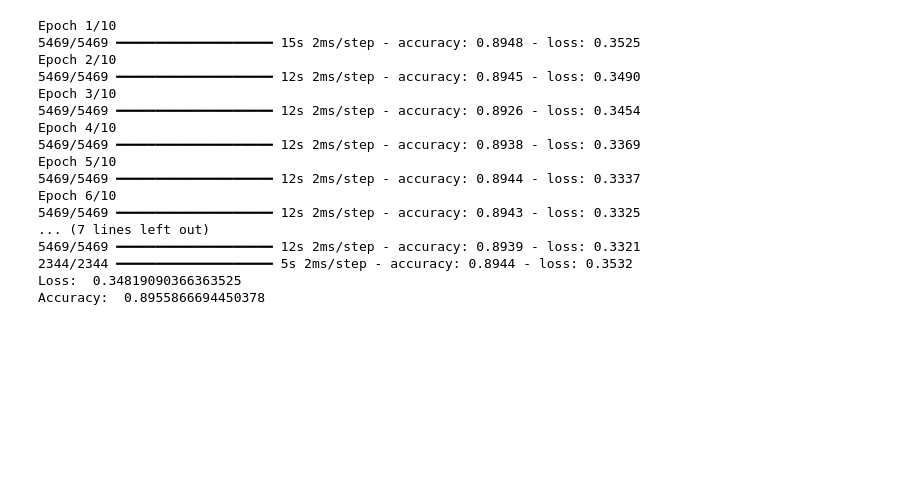
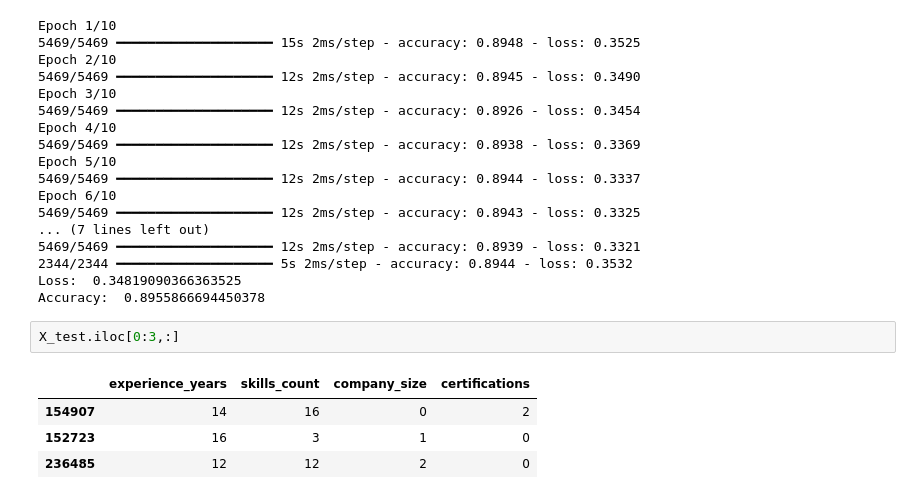
Before and after one commit to SantiagoSepulvedaBlanco/SalaryPredictionModel, a Jupyter notebook: mlReview.ipynb, the cells around one changed output. Saved outputs shown, nothing was run; the diff lists cells and outputs as text; blank space fills up the shorter version.

```diff
--- a/mlReview.ipynb
+++ b/mlReview.ipynb
@@ -543,3 +543,10 @@ Epoch 6/10
 2344/2344 ━━━━━━━━━━━━━━━━━━━━ 5s 2ms/step - accuracy: 0.8944 - loss: 0.3532
 Loss:  0.34819090366363525
 Accuracy:  0.8955866694450378
+# %%
+X_test.iloc[0:3,:]
+# %% [output]
+|  | experience_years | skills_count | company_size | certifications |
+| 154907 | 14 | 16 | 0 | 2 |
+| 152723 | 16 | 3 | 1 | 0 |
+| 236485 | 12 | 12 | 2 | 0 |
```
Also changed, not shown: parts of 1 cell of this notebook.
